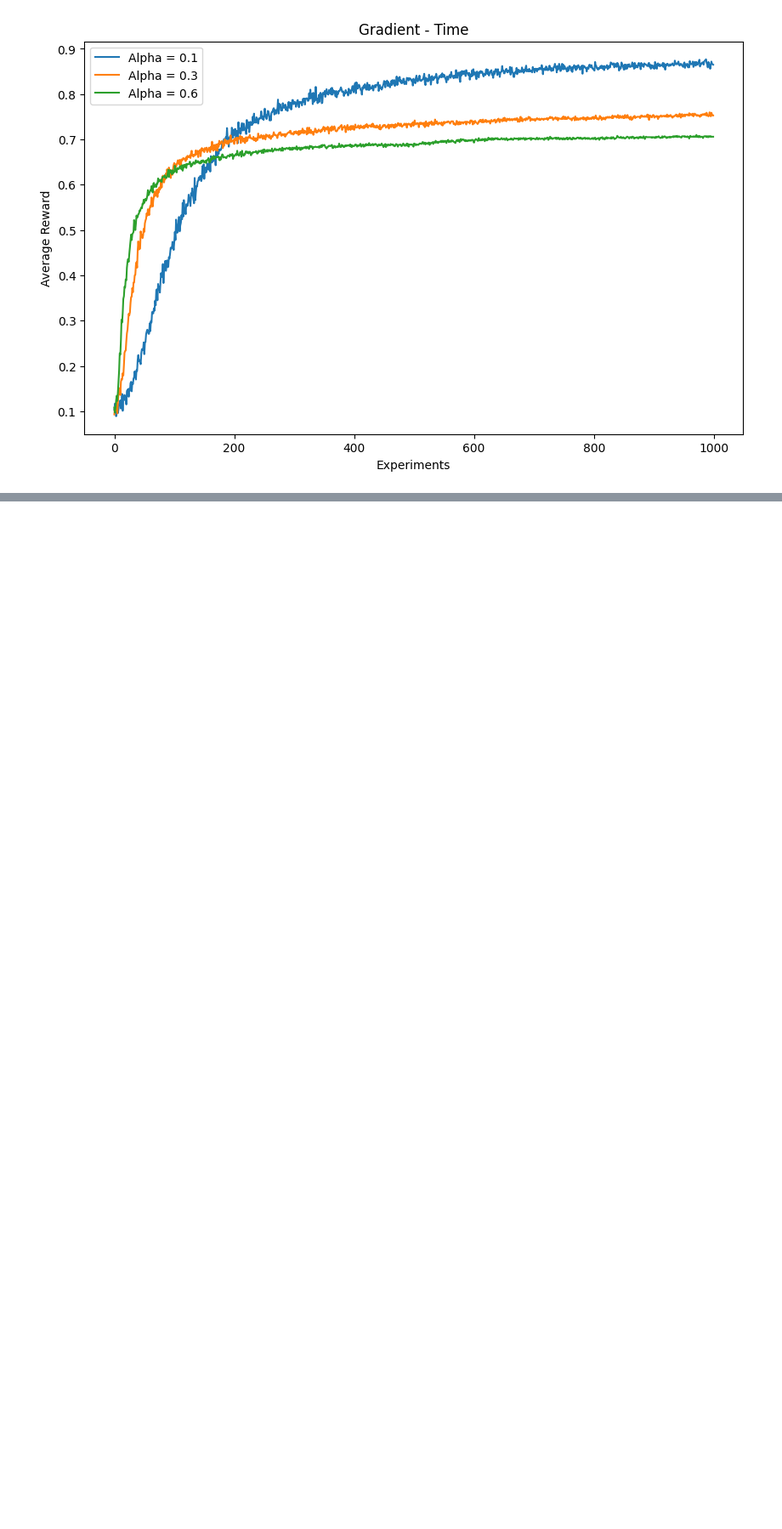
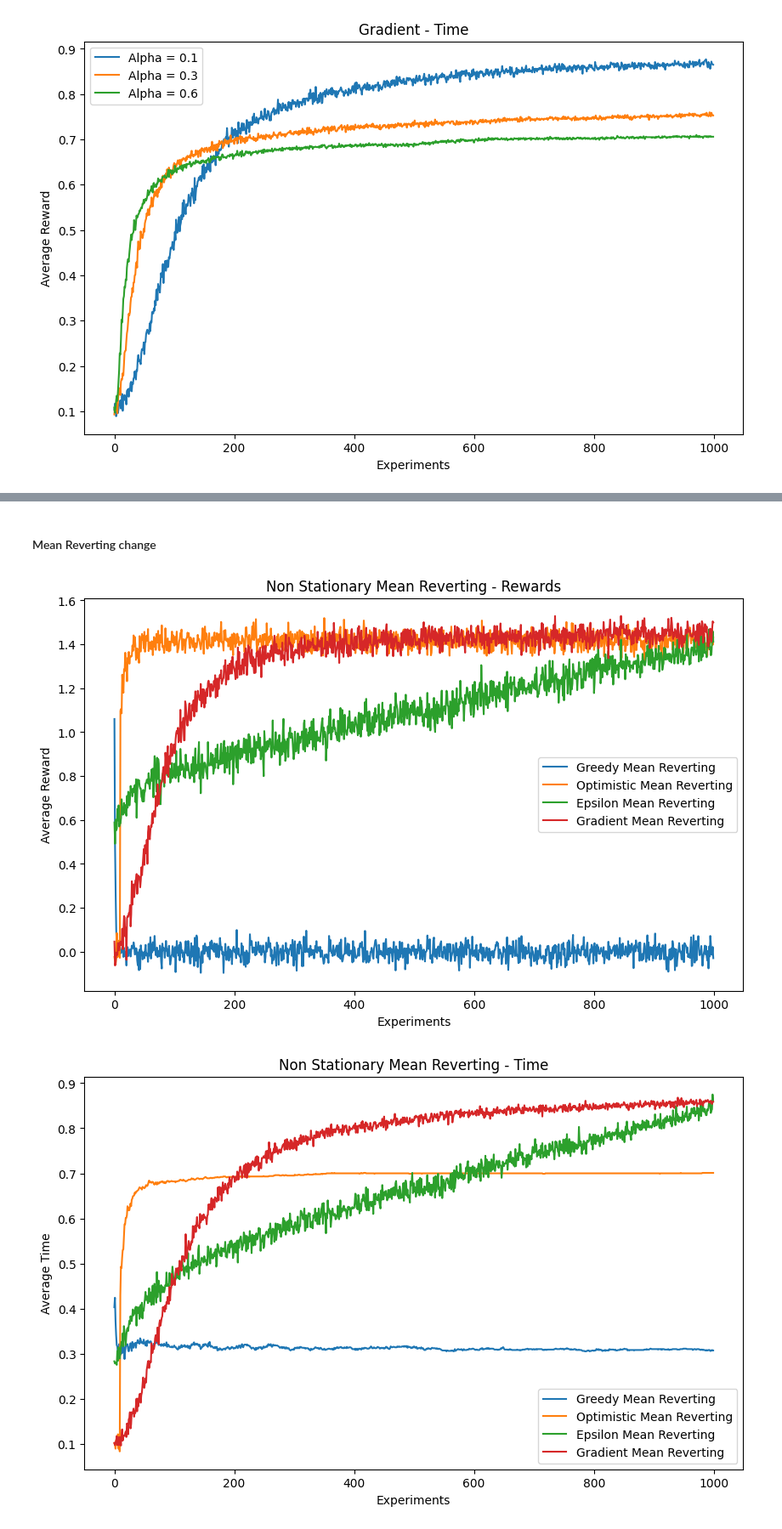
Before and after one commit to Mausoleoo/Multi-Armed-Bandit-Algorithm, a Jupyter notebook: Bandit Learning.ipynb, the cells around one changed output, grey strips where cells are left out. Shown at 85% size. Saved outputs shown, nothing was run; the diff lists cells and outputs as text; code cells hidden in the pictures; blank space fills up the shorter version.

```diff
--- a/Bandit Learning.ipynb
+++ b/Bandit Learning.ipynb
@@ -225,0 +317,51 @@ plt.show()
+# %% [markdown]
+#### Mean Reverting change
+# %%
+experiments = 1000
+Rewards_Greedy_Reverting = np.zeros((1000, 1000))
+Time_Greedy_Reverting = np.zeros((1000, 1000))
+Rewards_Optimistic_Reverting = np.zeros((1000, 1000))
+Time_Optimistic_Reverting = np.zeros((1000, 1000))
+Rewards_Epsilon_Reverting = np.zeros((1000, 1000))
+Time_Epsilon_Reverting = np.zeros((1000, 1000))
+Rewards_Gradient_Reverting = np.zeros((1000, 1000))
+Time_Gradient_Reverting = np.zeros((1000, 1000))
+
+for i in range(0,experiments):
+    Reward_list, time_avg = MultiArmedBandit(method = 'greedy', NonStationary = 'reverting')
+    Rewards_Greedy_Reverting[i] = Reward_list
+    Time_Greedy_Reverting[i] = time_avg
+    Reward_list, time_avg = MultiArmedBandit(method = 'optimistic', NonStationary = 'reverting')
+    Rewards_Optimistic_Reverting[i] = Reward_list
+    Time_Optimistic_Reverting[i] = time_avg
+    Reward_list, time_avg = MultiArmedBandit(method = 'epsilon', NonStationary = 'reverting')
+    Rewards_Epsilon_Reverting[i] = Reward_list
+    Time_Epsilon_Reverting[i] = time_avg
+    Reward_list, time_avg = MultiArmedBandit(method = 'gradient', NonStationary = 'reverting')
+    Rewards_Gradient_Reverting[i] = Reward_list
+    Time_Gradient_Reverting[i] = time_avg
+
+plt.figure(figsize=(10, 6))
+plt.plot(np.mean(Rewards_Greedy_Reverting, axis=0), label='Greedy Mean Reverting')
+plt.plot(np.mean(Rewards_Optimistic_Reverting, axis=0), label='Optimistic Mean Reverting')
+plt.plot(np.mean(Rewards_Epsilon_Reverting, axis=0), label='Epsilon Mean Reverting')
+plt.plot(np.mean(Rewards_Gradient_Reverting, axis=0), label='Gradient Mean Reverting')
+plt.xlabel('Experiments')
+plt.ylabel('Average Reward')
+plt.title('Non Stationary Mean Reverting - Rewards')
+plt.legend()
+plt.show()
+
+plt.figure(figsize=(10, 6))
+plt.plot(np.mean(Time_Greedy_Reverting, axis=0), label='Greedy Mean Reverting')
+plt.plot(np.mean(Time_Optimistic_Reverting, axis=0), label='Optimistic Mean Reverting')
+plt.plot(np.mean(Time_Epsilon_Reverting, axis=0), label='Epsilon Mean Reverting')
+plt.plot(np.mean(Time_Gradient_Reverting, axis=0), label='Gradient Mean Reverting')
+plt.xlabel('Experiments')
+plt.ylabel('Average Time')
+plt.title('Non Stationary Mean Reverting - Time')
+plt.legend()
+plt.show()
+# %% [output]
+[figure, added]
+[figure, added]
```
Also changed, not shown: parts of 9 cells of this notebook.
